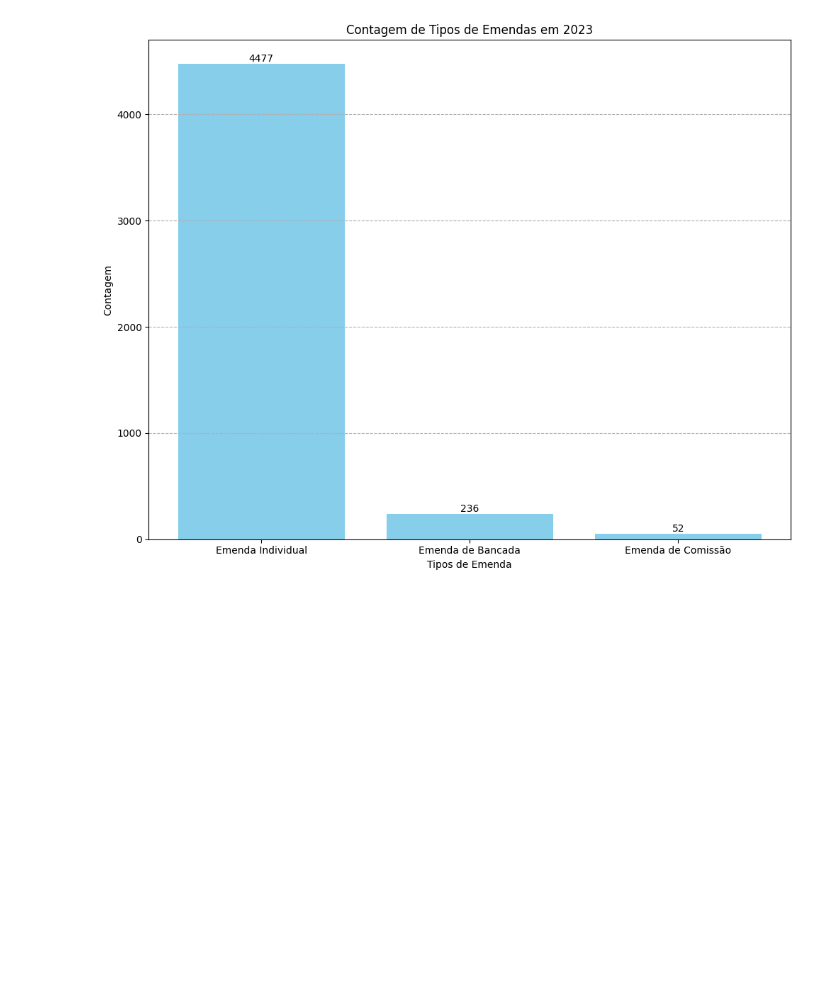
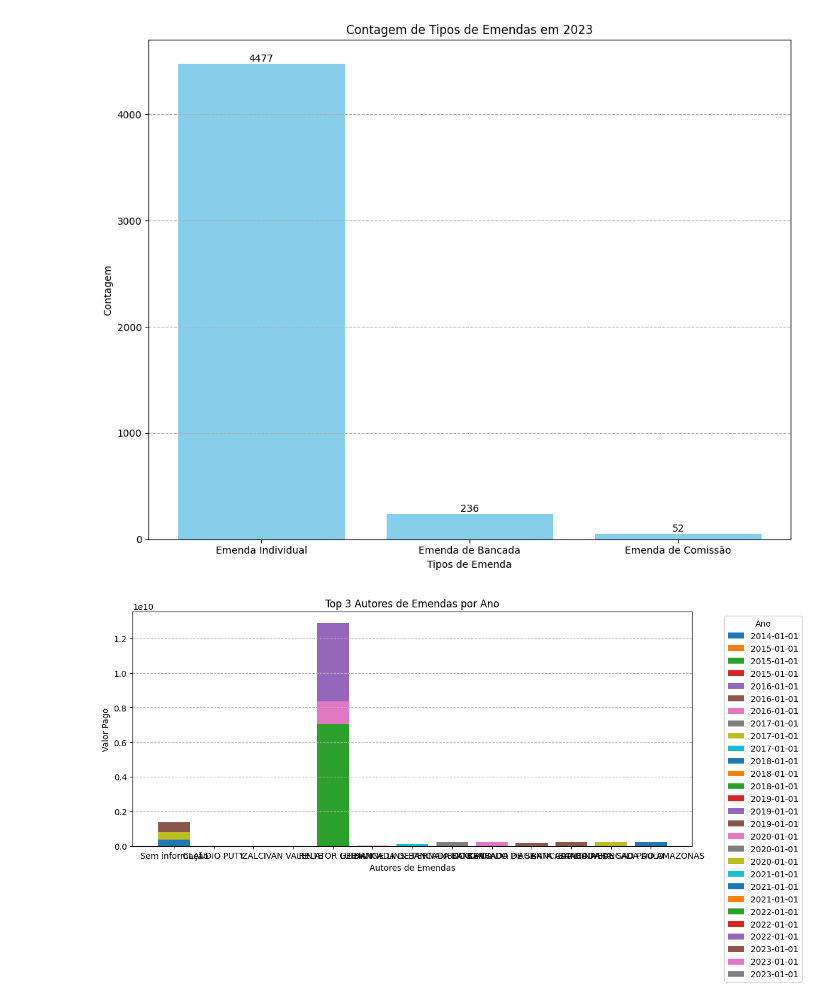
Before and after one commit to viniciusandrade01/Engenharia_e_Analise_de_Dados_Emendas_Parlamentares_CGU, a Jupyter notebook: teste.ipynb, the cells around one changed output. Drawn from its saved outputs; the diff is of its cells as text; code cells hidden in the pictures; blank space fills up the shorter version.

Commit message:
Create chart - three

```diff
--- a/teste.ipynb
+++ b/teste.ipynb
@@ -41,6 +41,11 @@ df_csv = pd.read_csv(f'{name_directory}/Emendas.csv', sep=';', encoding='ISO-885
 # Ajustando os tipos das colunas e seus valores
 df_csv['Ano da Emenda'] = df_csv['Ano da Emenda'].astype(int)
 df_csv['Valor Empenhado'] = df_csv['Valor Empenhado'].str.replace(',', '.').astype(float)
+df_csv['Valor Liquidado'] = df_csv['Valor Liquidado'].str.replace(',', '.').astype(float)
+df_csv['Valor Pago'] = df_csv['Valor Pago'].str.replace(',', '.').astype(float)
+df_csv['Valor Restos A Pagar Inscritos'] = df_csv['Valor Restos A Pagar Inscritos'].str.replace(',', '.').astype(float)
+df_csv['Valor Restos A Pagar Cancelados'] = df_csv['Valor Restos A Pagar Cancelados'].str.replace(',', '.').astype(float)
+df_csv['Valor Restos A Pagar Pagos'] = df_csv['Valor Restos A Pagar Pagos'].str.replace(',', '.').astype(float)
 # %%
 # Evolução anual dos valores empenhados (âmbito geral)
 valor_empenhado_agrupado = df_csv.groupby('Ano da Emenda')['Valor Empenhado'].sum()
@@ -207,0 +211,27 @@ for ano in list(df_csv['Ano da Emenda'].unique()):
+# %%
+# Identifique o top 3, a cada ano, de autores de emendas
+
+# Agrupe por ano e autor, somando os valores
+gp_autor_ano = df_csv.groupby(['Ano da Emenda', 'Nome do Autor da Emenda']).sum()
+
+# Obtenha os top 3 autores por ano
+top_autor_ano = gp_autor_ano.groupby('Ano da Emenda')['Valor Pago'].nlargest(3)
+
+# Crie um gráfico de barras
+fig, ax = plt.subplots(figsize=(12, 6))
+
+# Itere sobre cada ano e plote as barras para os top autores
+for size in range(len(top_autor_ano)):
+    ax.bar(top_autor_ano.index[size][2], top_autor_ano.iloc[size], label=str(top_autor_ano.index[size][0]).split(" ")[0])
+
+ax.set_xlabel('Autores de Emendas')
+ax.set_ylabel('Valor Pago')
+ax.set_title('Top 3 Autores de Emendas por Ano')
+ax.legend(title='Ano', bbox_to_anchor=(1.05, 1), loc='upper left')
+
+plt.grid(axis='y', linestyle='--', alpha=1)
+plt.tight_layout()
+plt.savefig(f"{name_directory}/Top3_Autor_Emendas.png")
+plt.show()
+# %% [output]
+[figure, added]
```
Also changed, not shown: parts of 2 cells of this notebook, 34 other files.
